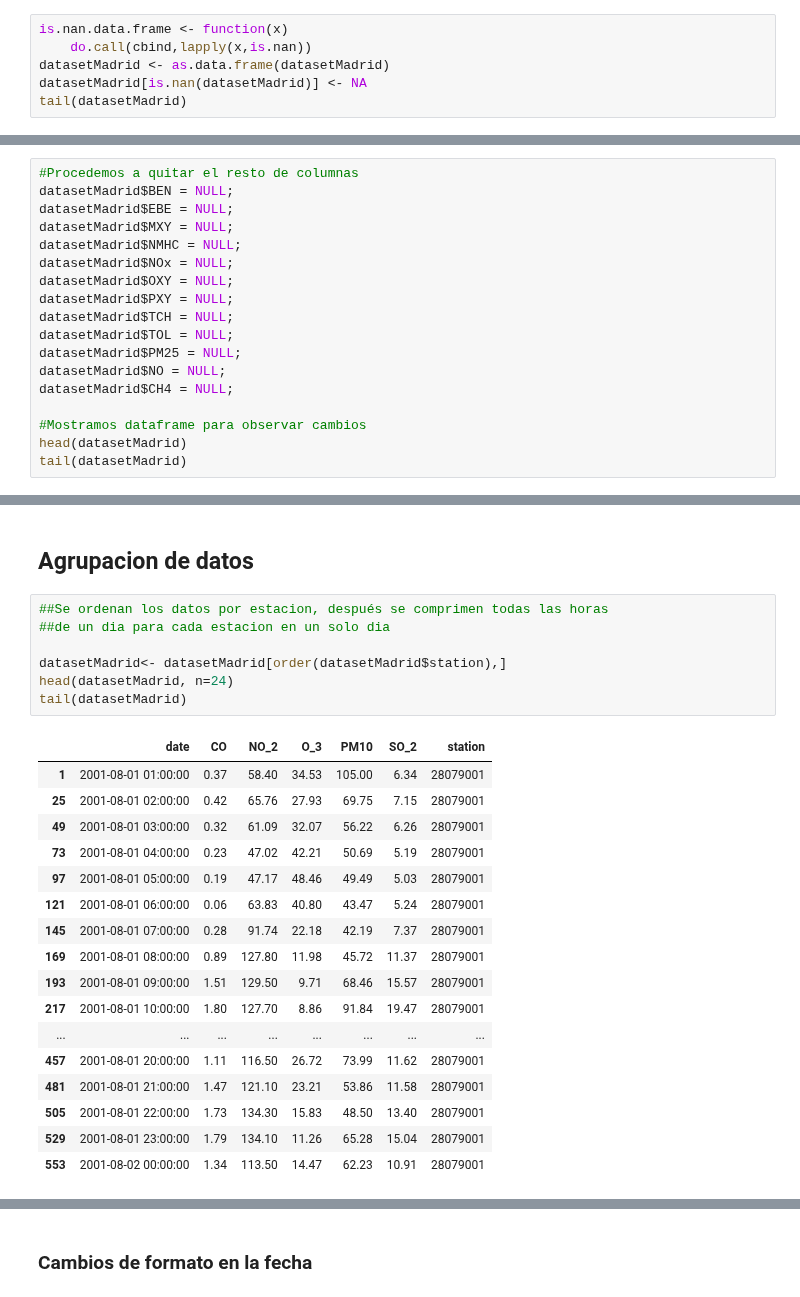
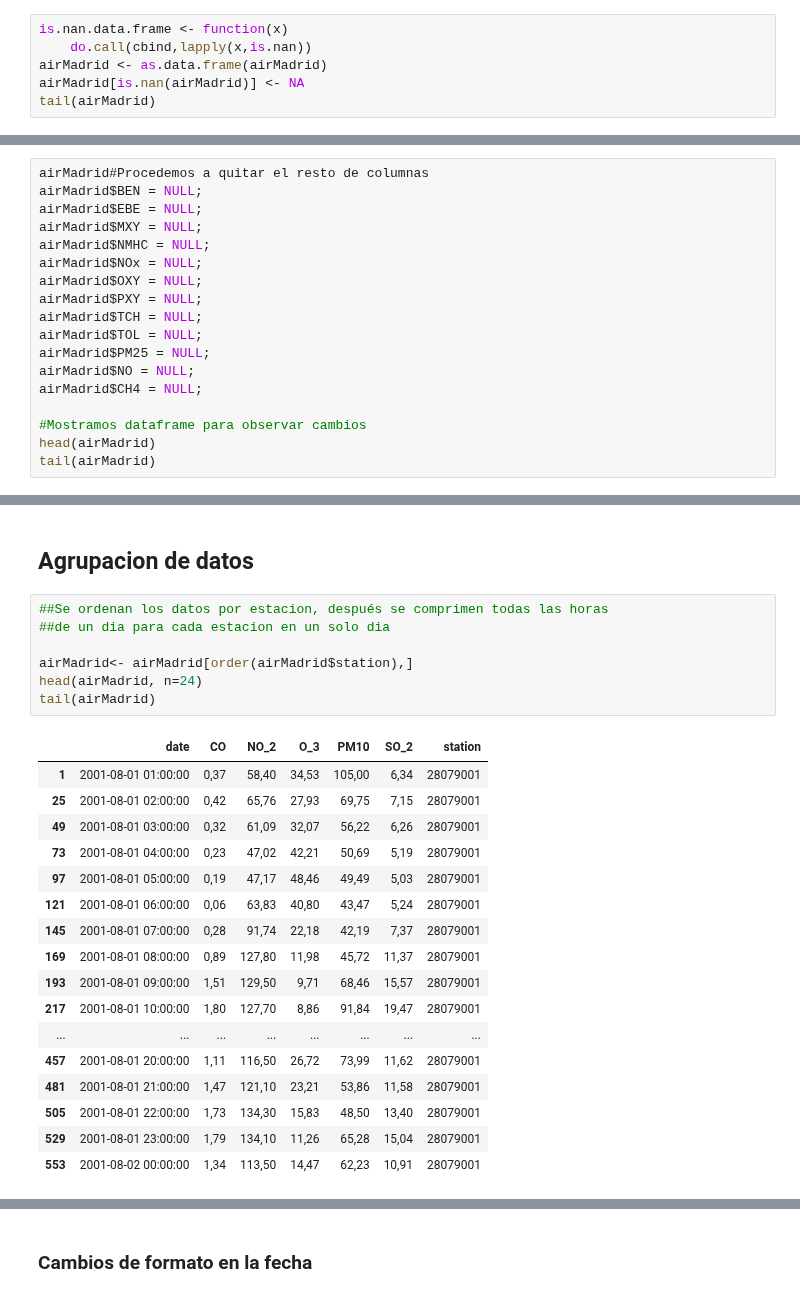
Before and after one commit to manumonforte/DataMining-BigDataParadigm, a Jupyter notebook: Estudio.ipynb, the cells around one changed output, grey strips where cells are left out. Cells and saved outputs as stored; diff of their text form.

```diff
--- a/Estudio.ipynb
+++ b/Estudio.ipynb
@@ -159,8 +160,8 @@ Primero debemos tranformar los NaN en NA para obtener los datos que puedens ser
 # %%
 is.nan.data.frame <- function(x)
     do.call(cbind,lapply(x,is.nan))
-datasetMadrid <- as.data.frame(datasetMadrid)
-datasetMadrid[is.nan(datasetMadrid)] <- NA
-tail(datasetMadrid)
+airMadrid <- as.data.frame(airMadrid)
+airMadrid[is.nan(airMadrid)] <- NA
+tail(airMadrid)
 # %% [output]
 |  | date | BEN | CO | EBE | MXY | NMHC | NO_2 | NOx | OXY | O_3 | PM10 | ... |
@@ -202,19 +203,19 @@ percentageNA[percentageNA < 35]
 # %%
-#Procedemos a quitar el resto de columnas
-datasetMadrid$BEN = NULL;
-datasetMadrid$EBE = NULL;
-datasetMadrid$MXY = NULL;
-datasetMadrid$NMHC = NULL;
-datasetMadrid$NOx = NULL;
-datasetMadrid$OXY = NULL;
-datasetMadrid$PXY = NULL;
-datasetMadrid$TCH = NULL;
-datasetMadrid$TOL = NULL;
-datasetMadrid$PM25 = NULL;
-datasetMadrid$NO = NULL;
-datasetMadrid$CH4 = NULL;
+airMadrid#Procedemos a quitar el resto de columnas
+airMadrid$BEN = NULL;
+airMadrid$EBE = NULL;
+airMadrid$MXY = NULL;
+airMadrid$NMHC = NULL;
+airMadrid$NOx = NULL;
+airMadrid$OXY = NULL;
+airMadrid$PXY = NULL;
+airMadrid$TCH = NULL;
+airMadrid$TOL = NULL;
+airMadrid$PM25 = NULL;
+airMadrid$NO = NULL;
+airMadrid$CH4 = NULL;
 
 #Mostramos dataframe para observar cambios
-head(datasetMadrid)
-tail(datasetMadrid)
+head(airMadrid)
+tail(airMadrid)
 # %% [output]
@@ -241,26 +259,26 @@ rm(naPerColumn)
 # %%
 ##Se ordenan los datos por estacion, después se comprimen todas las horas
 ##de un dia para cada estacion en un solo dia
 
-datasetMadrid<- datasetMadrid[order(datasetMadrid$station),]
-head(datasetMadrid, n=24)
-tail(datasetMadrid)
+airMadrid<- airMadrid[order(airMadrid$station),]
+head(airMadrid, n=24)
+tail(airMadrid)
 # %% [output]
 |  | date | CO | NO_2 | O_3 | PM10 | SO_2 | station |
-| 1 | 2001-08-01 01:00:00 | 0.37 | 58.40 | 34.53 | 105.00 | 6.34 | 28079001 |
-| 25 | 2001-08-01 02:00:00 | 0.42 | 65.76 | 27.93 | 69.75 | 7.15 | 28079001 |
-| 49 | 2001-08-01 03:00:00 | 0.32 | 61.09 | 32.07 | 56.22 | 6.26 | 28079001 |
-| 73 | 2001-08-01 04:00:00 | 0.23 | 47.02 | 42.21 | 50.69 | 5.19 | 28079001 |
-| 97 | 2001-08-01 05:00:00 | 0.19 | 47.17 | 48.46 | 49.49 | 5.03 | 28079001 |
-| 121 | 2001-08-01 06:00:00 | 0.06 | 63.83 | 40.80 | 43.47 | 5.24 | 28079001 |
-| 145 | 2001-08-01 07:00:00 | 0.28 | 91.74 | 22.18 | 42.19 | 7.37 | 28079001 |
-| 169 | 2001-08-01 08:00:00 | 0.89 | 127.80 | 11.98 | 45.72 | 11.37 | 28079001 |
-| 193 | 2001-08-01 09:00:00 | 1.51 | 129.50 | 9.71 | 68.46 | 15.57 | 28079001 |
-| 217 | 2001-08-01 10:00:00 | 1.80 | 127.70 | 8.86 | 91.84 | 19.47 | 28079001 |
+| 1 | 2001-08-01 01:00:00 | 0,37 | 58,40 | 34,53 | 105,00 | 6,34 | 28079001 |
+| 25 | 2001-08-01 02:00:00 | 0,42 | 65,76 | 27,93 | 69,75 | 7,15 | 28079001 |
+| 49 | 2001-08-01 03:00:00 | 0,32 | 61,09 | 32,07 | 56,22 | 6,26 | 28079001 |
+| 73 | 2001-08-01 04:00:00 | 0,23 | 47,02 | 42,21 | 50,69 | 5,19 | 28079001 |
+| 97 | 2001-08-01 05:00:00 | 0,19 | 47,17 | 48,46 | 49,49 | 5,03 | 28079001 |
+| 121 | 2001-08-01 06:00:00 | 0,06 | 63,83 | 40,80 | 43,47 | 5,24 | 28079001 |
+| 145 | 2001-08-01 07:00:00 | 0,28 | 91,74 | 22,18 | 42,19 | 7,37 | 28079001 |
+| 169 | 2001-08-01 08:00:00 | 0,89 | 127,80 | 11,98 | 45,72 | 11,37 | 28079001 |
+| 193 | 2001-08-01 09:00:00 | 1,51 | 129,50 | 9,71 | 68,46 | 15,57 | 28079001 |
+| 217 | 2001-08-01 10:00:00 | 1,80 | 127,70 | 8,86 | 91,84 | 19,47 | 28079001 |
 | ... | ... | ... | ... | ... | ... | ... | ... |
-| 457 | 2001-08-01 20:00:00 | 1.11 | 116.50 | 26.72 | 73.99 | 11.62 | 28079001 |
-| 481 | 2001-08-01 21:00:00 | 1.47 | 121.10 | 23.21 | 53.86 | 11.58 | 28079001 |
-| 505 | 2001-08-01 22:00:00 | 1.73 | 134.30 | 15.83 | 48.50 | 13.40 | 28079001 |
-| 529 | 2001-08-01 23:00:00 | 1.79 | 134.10 | 11.26 | 65.28 | 15.04 | 28079001 |
-| 553 | 2001-08-02 00:00:00 | 1.34 | 113.50 | 14.47 | 62.23 | 10.91 | 28079001 |
+| 457 | 2001-08-01 20:00:00 | 1,11 | 116,50 | 26,72 | 73,99 | 11,62 | 28079001 |
+| 481 | 2001-08-01 21:00:00 | 1,47 | 121,10 | 23,21 | 53,86 | 11,58 | 28079001 |
+| 505 | 2001-08-01 22:00:00 | 1,73 | 134,30 | 15,83 | 48,50 | 13,40 | 28079001 |
+| 529 | 2001-08-01 23:00:00 | 1,79 | 134,10 | 11,26 | 65,28 | 15,04 | 28079001 |
+| 553 | 2001-08-02 00:00:00 | 1,34 | 113,50 | 14,47 | 62,23 | 10,91 | 28079001 |
 |  | date | CO | NO_2 | O_3 | PM10 | SO_2 | station |
```
Also changed, not shown: parts of 21 cells of this notebook, 1 other file.
